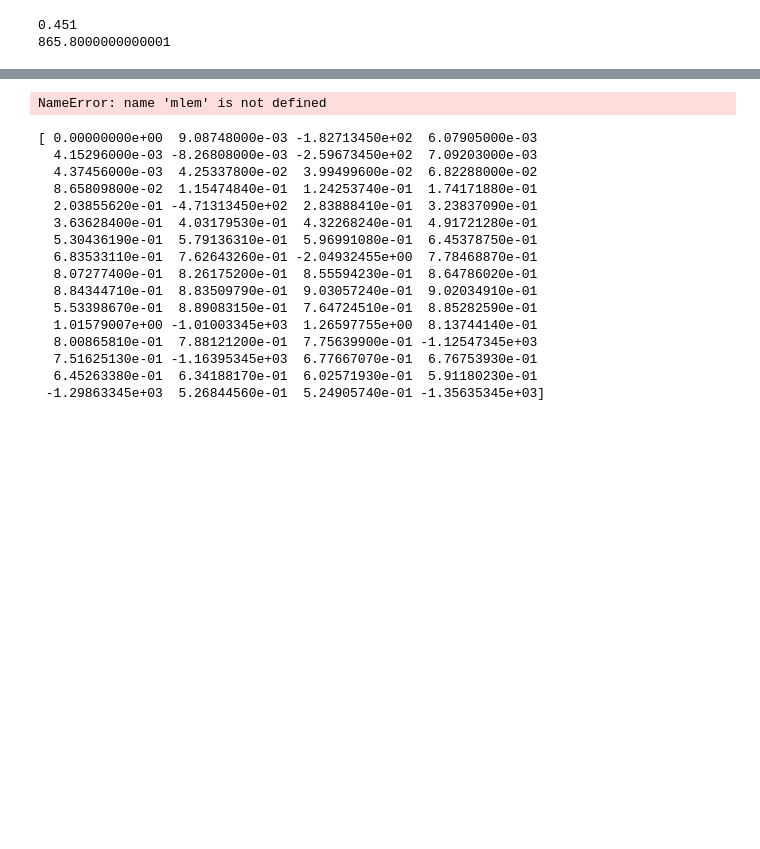
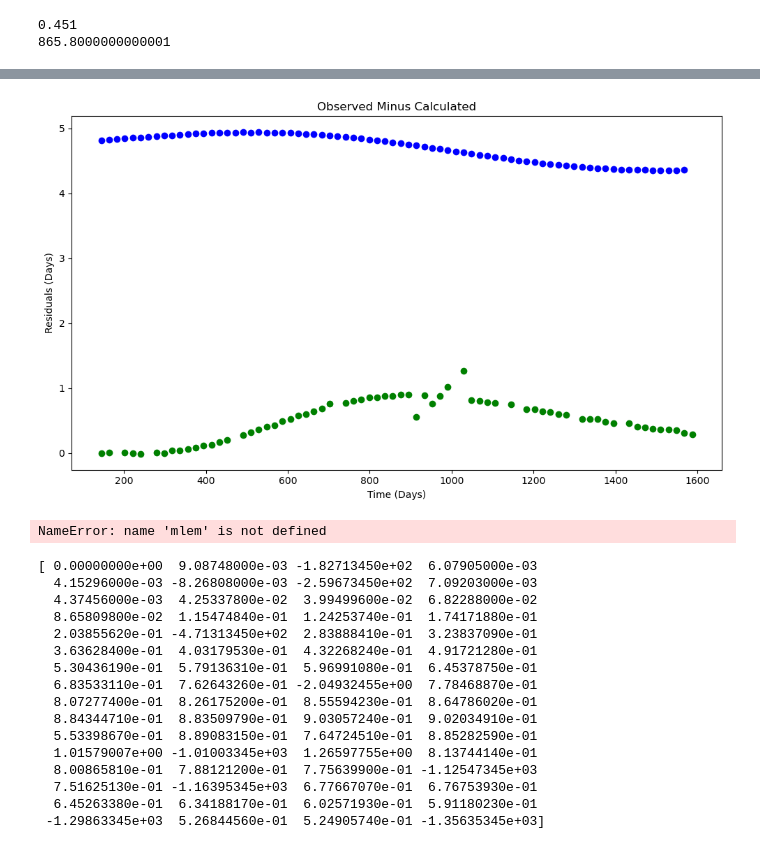
Before and after one commit to td522285/PHYS2116_github, a Jupyter notebook: PHYS2126_Computational_Assessment.ipynb, the cells around one changed output, grey strips where cells are left out. Saved outputs shown, nothing was run; the diff lists cells and outputs as text; code cells hidden in the pictures; blank space fills up the shorter version.

Commit message:
5th April TTVfast close to finish
played around with TTVfast. chatgpt gives me directions to change ttvfast_omc

```diff
--- a/PHYS2126_Computational_Assessment.ipynb
+++ b/PHYS2126_Computational_Assessment.ipynb
@@ -509,36 +490,69 @@ Note: you may need to restart the kernel to use updated packages.
 # TTVFast Program to model behaviour
 # Code Reference: Deck, Agol, Holman, & Nesvorny (2014), ApJ, 787, 132, arXiv:1403.1895.
 
+import ttvfast
 from ttvfast import models
 
 gravity = 0.000295994511                        # AU^3/day^2/M_sun
 stellar_mass = 0.95573417954                    # M_sun
 
+# data comes from Nasa Exoplanet Archive: https://exoplanetarchive.ipac.caltech.edu/overview/K00377.01
+# and also this research paper for kep_9b: https://iopscience.iop.org/article/10.3847/1538-3881/aaa2fb/pdf
 
-planet1 = models.Planet(
-    mass=0.00002878248,                         # M_sun
-    period=1.0917340278625494e+01,              # days
-    eccentricity=5.6159310042858110e-02,
-    inclination=9.0921164935951211e+01,         # degrees
-    longnode=-1.1729336712101943e-18,           # degrees
-    argument=1.8094838714599581e+02,            # degrees
-    mean_anomaly=-8.7093652691581923e+01,       # degrees
+# I don't know how to find longnode and mean_anomaly at t_0.
+
+kep_9b = models.Planet(
+    mass=0.0002,                         # M_sun #0.0001322
+    period=19.24,              # days
+    eccentricity=0,
+    inclination= 89.74,         # degrees
+    longnode= 0,           # degrees   # LONGITUDE OF ASCENDING NODE OMG!!
+    argument= 357,            # degrees
+    mean_anomaly= 125,       # degrees
 )
 
-planet2 = models.Planet(
-    mass=0.00061895914,
-    period=2.2266898036209028e+01,
-    eccentricity=5.6691301931178648e-02,
-    inclination=8.7598285693573246e+01,
-    longnode=4.6220554014026838e-01,
-    argument=1.6437004273382669e+00,
-    mean_anomaly=-1.9584857031843157e+01,
+kep_9c = models.Planet(
+    mass=0.0002, #0.0000898267703
+    period=38.91,
+    eccentricity=0,
+    inclination=89.188,
+    longnode= 0,
+    argument=167.5,
+    mean_anomaly= 55,
 )
 
-planets = [planet1, planet2]
-Time = -1045                                    # days
-dt = 0.54                                       # days
-Total = 1700                                    # days
+planets = [kep_9b, kep_9c]
+Time = 131.51301296925521                                    # days
+dt = 0.022442972202621078                                       # days
+Total = 1591.0019382779064                                    # days
 
 results = ttvfast.ttvfast(planets, stellar_mass, Time, dt, Total)
+planet_ids = results['positions'][0][0:114] # only filled to 114 values.
+transit_idx = results['positions'][1][0:114]
+transit_times = results['positions'][2][0:114] # same.
+
+# now let's only care about the kepler_9b transits. Obtain these values, subtract them from theoretical, giving ttvfast_omc. Compare with omc.
+ttvfast_idx_transit = np.zeros(76)
+ttvfast_t_transit = np.zeros(76);
+j = 0;
+for i in range(len(planet_ids) - 1):
+    if planet_ids[i] == 0:
+        ttvfast_t_transit[j] = transit_times[i];
+        j += 1;
+    # In total, i goes through planet_ids and transit_times, j chooses those that are related to kepler_9b.
+
+print(ttvfast_t_transit)
+print(np.size(ttvfast_t_transit))
+
+ttvfast_omc = ttvfast_t_transit - t_transit_the;
+
+plt.figure(figsize = (10, 6))
+plt.scatter(t_transit_the_nn, omc_nn, color = 'green');
+plt.scatter(t_transit_the[0:75], ttvfast_omc[0:75], color = 'blue');
+plt.xlabel('Time (Days)')
+plt.ylabel('Residuals (Days)')
+plt.title('Observed Minus Calculated');
+
+plt.tight_layout()
+plt.show()
 # %% [output]
@@ -546,3 +576,4 @@ NameError: name 'ttvfast' is not defined
+[figure, added]
 # %%
 mlem
 
```
Also changed, not shown: parts of 5 cells of this notebook.
